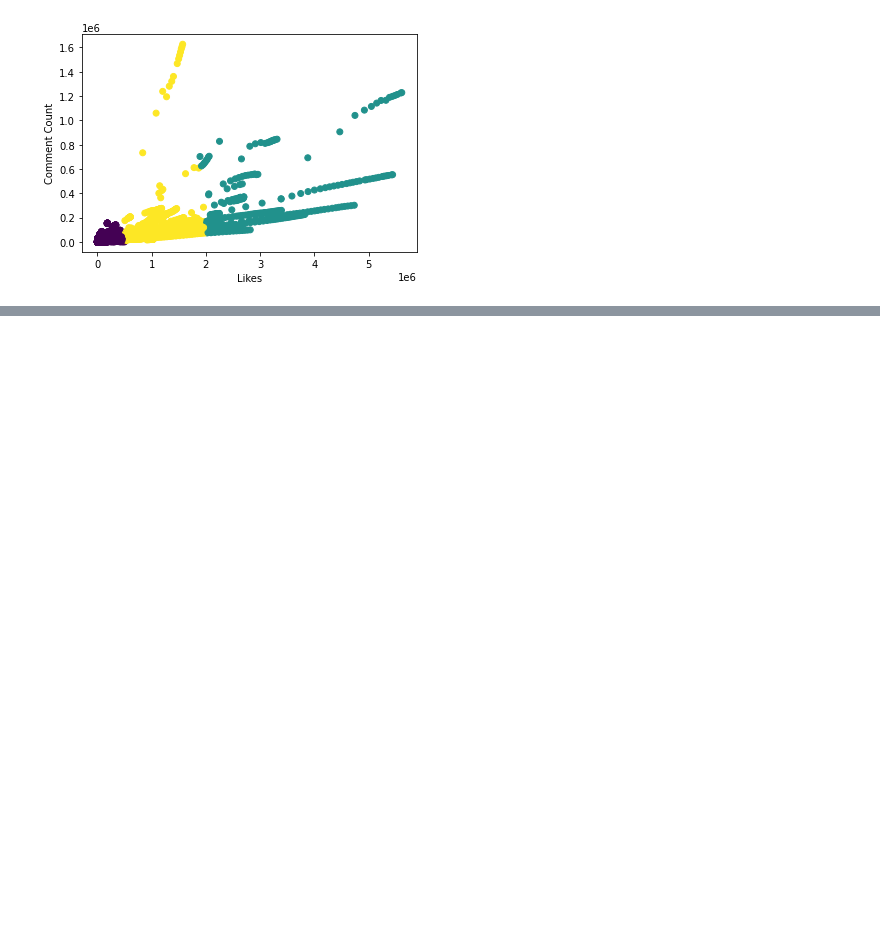
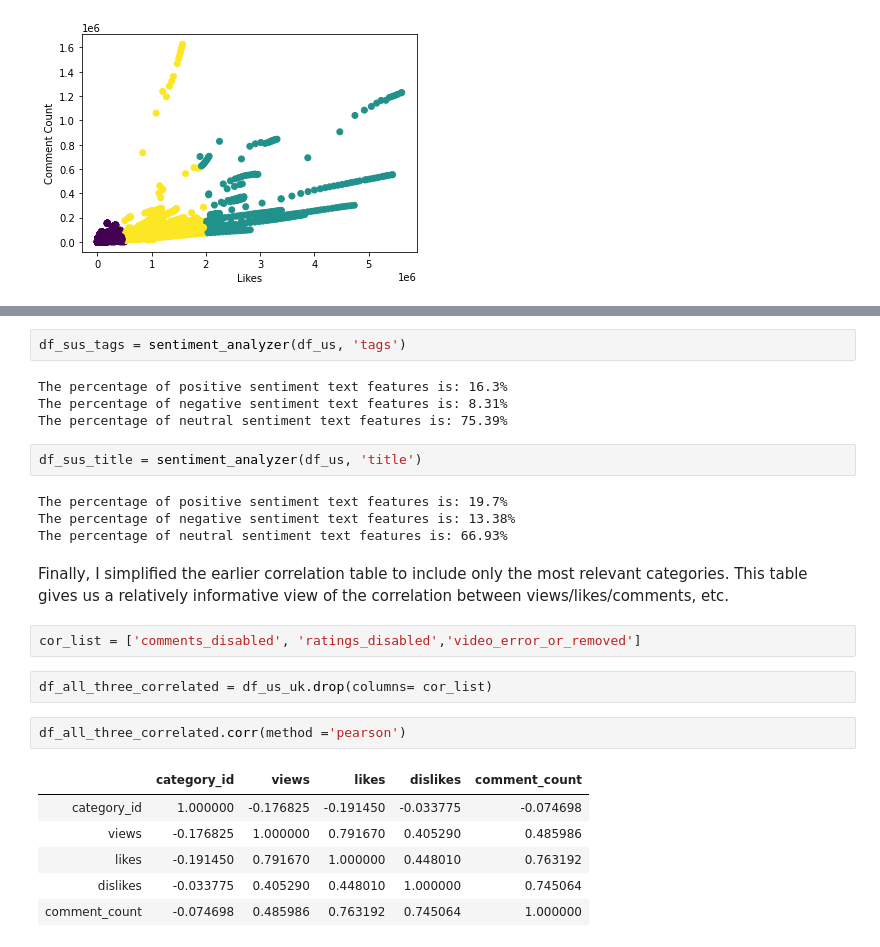
Before and after one commit to run-cmw/trending-yt-vids-api, a Jupyter notebook: project/Data_Analysis.ipynb, the cells around one changed output, grey strips where cells are left out. Drawn from its saved outputs; the diff is of its cells as text; blank space fills up the shorter version.

```diff
--- a/project/Data_Analysis.ipynb
+++ b/project/Data_Analysis.ipynb
@@ -442,0 +558,27 @@ scatter = plt.scatter(df_uk['likes'], df_uk['comment_count'], c = model.labels_)
+# %%
+df_sus_tags = sentiment_analyzer(df_us, 'tags')
+# %% [output]
+The percentage of positive sentiment text features is: 16.3%
+The percentage of negative sentiment text features is: 8.31%
+The percentage of neutral sentiment text features is: 75.39%
+# %%
+df_sus_title = sentiment_analyzer(df_us, 'title')
+# %% [output]
+The percentage of positive sentiment text features is: 19.7%
+The percentage of negative sentiment text features is: 13.38%
+The percentage of neutral sentiment text features is: 66.93%
+# %% [markdown]
+Finally, I simplified the earlier correlation table to include only the most relevant categories. This table gives us a relatively informative view of the correlation between views/likes/comments, etc.
+# %%
+cor_list = ['comments_disabled', 'ratings_disabled','video_error_or_removed']
+# %%
+df_all_three_correlated = df_us_uk.drop(columns= cor_list)
+# %%
+df_all_three_correlated.corr(method ='pearson')
+# %% [output]
+|  | category_id | views | likes | dislikes | comment_count |
+| category_id | 1.000000 | -0.176825 | -0.191450 | -0.033775 | -0.074698 |
+| views | -0.176825 | 1.000000 | 0.791670 | 0.405290 | 0.485986 |
+| likes | -0.191450 | 0.791670 | 1.000000 | 0.448010 | 0.763192 |
+| dislikes | -0.033775 | 0.405290 | 0.448010 | 1.000000 | 0.745064 |
+| comment_count | -0.074698 | 0.485986 | 0.763192 | 0.745064 | 1.000000 |
```
Also changed, not shown: parts of 30 cells of this notebook, 1 other file.
